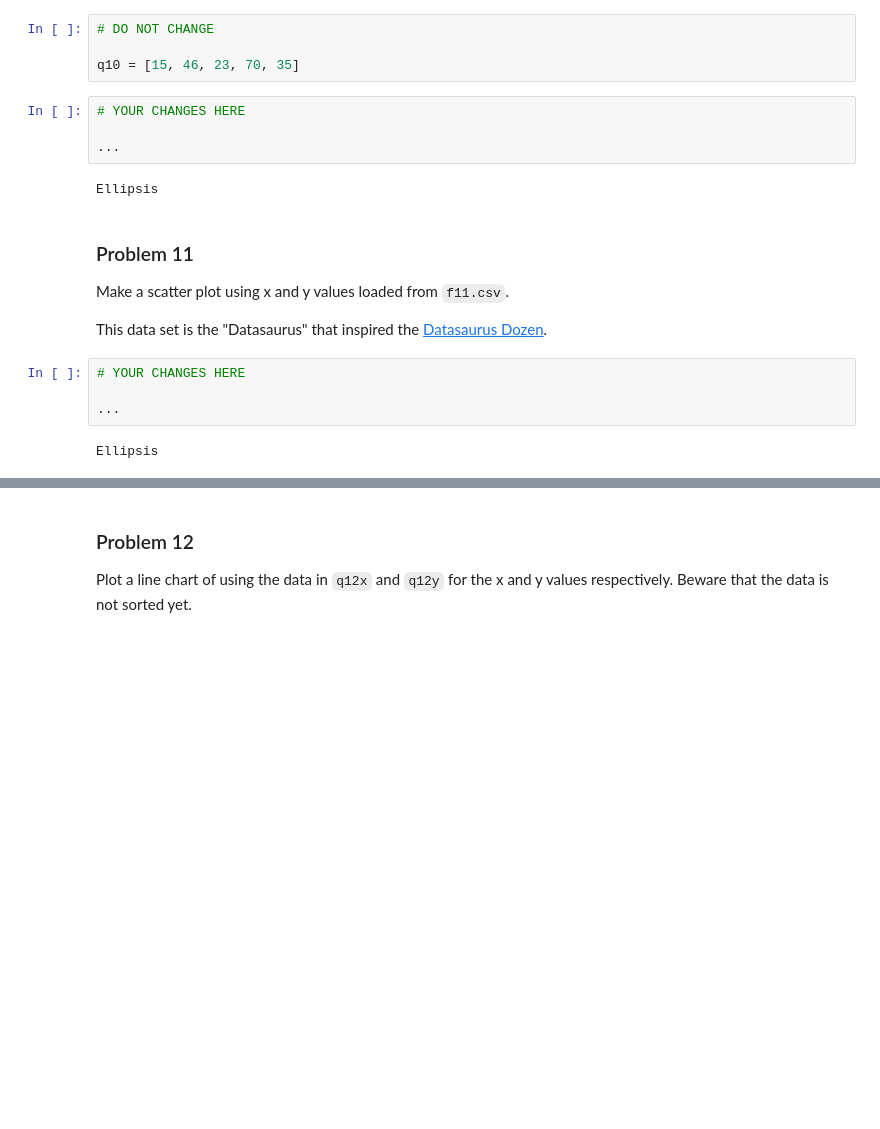
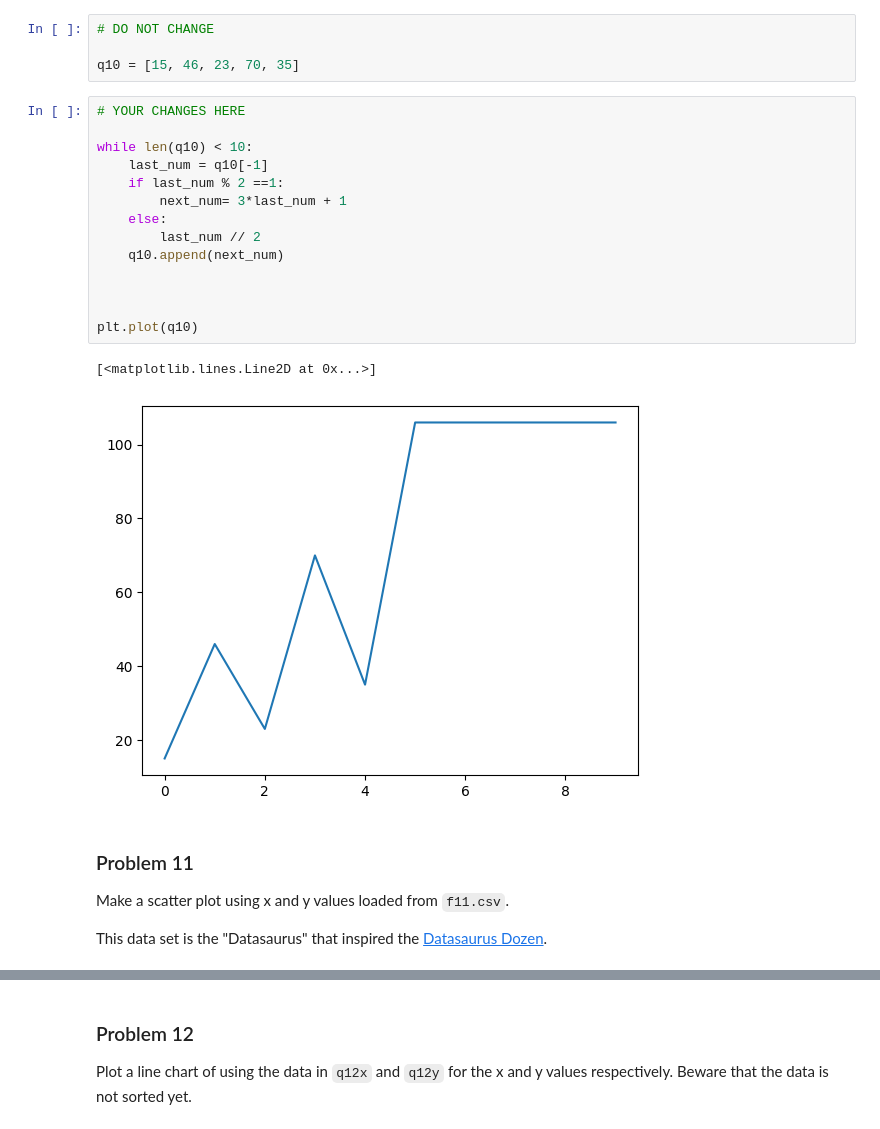
Before and after one commit to apand023/dx602-homework-05, a Jupyter notebook: homework.ipynb, the cells around one changed output, grey strips where cells are left out. Drawn from its saved outputs; the diff is of its cells as text; blank space fills up the shorter version.

```diff
--- a/homework.ipynb
+++ b/homework.ipynb
@@ -278,21 +278,26 @@ You can use the default values for x in the `plt.plot` call.
 # DO NOT CHANGE
 
 q10 = [15, 46, 23, 70, 35]
-# %%
-# YOUR CHANGES HERE
-
-...
-# %% [output]
-Ellipsis
+# %%
+# YOUR CHANGES HERE
+
+while len(q10) < 10:
+    last_num = q10[-1]
+    if last_num % 2 ==1:
+        next_num= 3*last_num + 1
+    else:
+        last_num // 2
+    q10.append(next_num)
+
+
+
+plt.plot(q10)
+# %% [output]
+[<matplotlib.lines.Line2D at 0x...>]
+[figure, added]
 # %% [markdown]
 ### Problem 11
 
 Make a scatter plot using x and y values loaded from `f11.csv`.
 
 This data set is the "Datasaurus" that inspired the [Datasaurus Dozen](https://www.research.autodesk.com/publications/same-stats-different-graphs/).
-# %%
-# YOUR CHANGES HERE
-
-...
-# %% [output]
-Ellipsis
```
Also changed, not shown: parts of 1 cell of this notebook.
